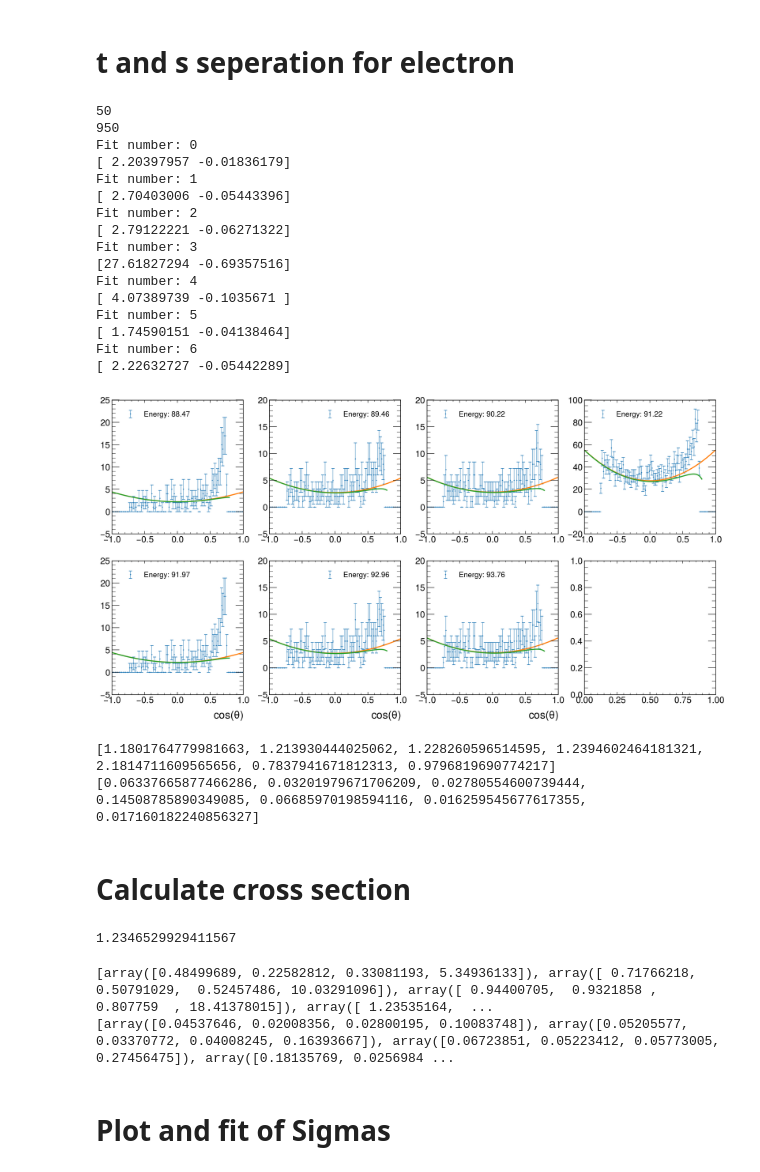
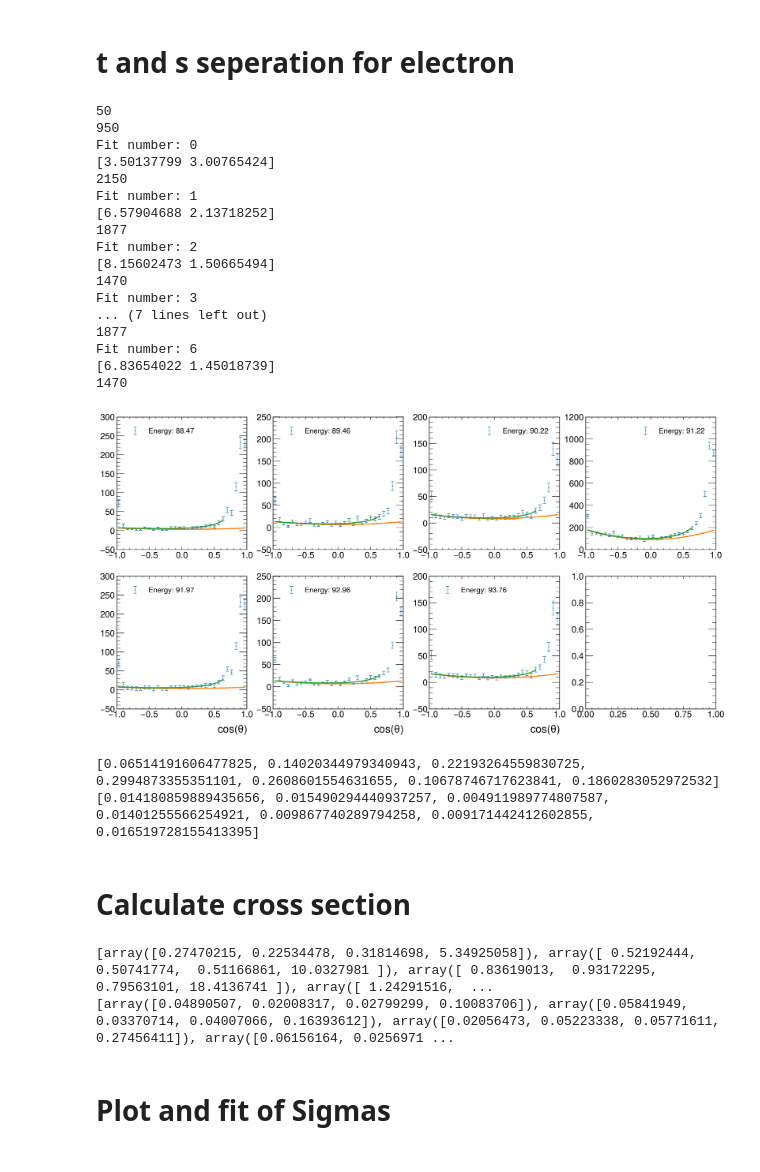
Before and after one commit to lukasg96/z0-precisionmeasurement, a Jupyter notebook: z0_experiment.ipynb, the cells around one changed output. Cells and saved outputs as stored; diff of their text form; code cells hidden in the pictures.

```diff
--- a/z0_experiment.ipynb
+++ b/z0_experiment.ipynb
@@ -738,7 +747,10 @@ These are some **references** that might be interesting to look up:
 * Fitting a Breit-Wigner curve using uproot: https://masonproffitt.github.io/uproot-tutorial/07-fitting/index.html
 # %%
 xs_corrections = { 'energy' : [ 88.47, 89.46, 90.22, 91.22, 91.97, 92.96, 93.76] ,
-                      'hadronic' : [2.0, 4.3, 7.7, 10.8, 4.7, -0.2, -1.6],
+                      'hadronic' : [
+
+
+2.0, 4.3, 7.7, 10.8, 4.7, -0.2, -1.6],
 
                       'leptonic' : [0.09, 0.20, 0.36, 0.52, 0.22, -0.01, -0.08]}
 # %%
@@ -809,14 +821,14 @@ while i < 7:
     emasks[2] = branchesopal['Ncharged'] <= 6
     #emasks[3] = branchesopal['Pcharged'] >=3
     # t cutting
-    emasks[3] = branchesopal['cos_thet'] <= .75
-    emasks[4] = branchesopal['cos_thet'] >= -.75
+    #emasks[3] = branchesopal['cos_thet'] <= c
+    #emasks[4] = branchesopal['cos_thet'] >= -c
 
 
     #Energy
     emasks[6] = branchesopal['E_lep'] >= EnergyCutsLP[i]
     emasks[7] = branchesopal['E_lep'] <= EnergyCutsUP[i]
-    opalEcuts[i] = emasks[0] & emasks[1] & emasks[2] & emasks[6] & emasks[7] & emasks[3] & emasks[4]# & emasks[3]# & emasks[5]# & emasks[3] & emasks[4]
+    opalEcuts[i] = emasks[0] & emasks[1] & emasks[2] & emasks[6] & emasks[7] #& emasks[3] & emasks[4]# & emasks[3]# & emasks[5]# & emasks[3] & emasks[4]
     i += 1
 
 
@@ -918,7 +930,7 @@ with open(lumi_data, newline='') as csvfile:
 # %%
 opal_e_cut_E = []
 opal_e_cut_mid = []
-Nbins_opal = 100
+Nbins_opal = 30
 for i in range(7):
     E, bin_edge, = np.histogram(costhetopal[opalEcuts[i]], bins=Nbins_opal, range=(-1,1))
     mid = 0.5*(bin_edge[1:] + bin_edge[:-1])
@@ -944,7 +956,9 @@ ratio_s_opal = []
 ratio_s_opal_err = []
 #ratio_s_opal_analy = []
 for ii in range(7):
-    coeff, var_matrix = curve_fit(dsigdtheta, opal_e_cut_mid[ii][bin_min_opal:bin_max_opal],opal_e_cut_E[ii][bin_min_opal:bin_max_opal])
+    error_sizes = np.sqrt(opal_e_cut_E[ii])
+
+    coeff, var_matrix = curve_fit(dsigdtheta, opal_e_cut_mid[ii][bin_min_opal:bin_max_opal], opal_e_cut_E[ii][bin_min_opal:bin_max_opal])#, sigma=error_sizes[bin_min_opal:bin_max_opal])#, absolute_sigma=True)
     print('Fit number:',ii)
     print(coeff)
     hist_fit = dsigdtheta(mid[bin_min_opal:bin_max_opal], *coeff)
@@ -956,46 +970,48 @@ for ii in range(7):
         line = 1 #second line
         ii = ii-4 #column number
 
-    error_sizes = np.sqrt(opal_e_cut_E[ii])
+
     #error_sizes = np.sqrt(np.zeros(len(opal_e_cut_E[ii])))
 
     im = ax[line,ii].errorbar(opal_e_cut_mid[ii], opal_e_cut_E[ii], yerr=error_sizes, label = 'Energy: {}'.format(energy[jj]), fmt="+", ms=2, elinewidth=0.6, capsize=3, mew=1)
     #im = ax[line,ii].plot(opal_e_cut_mid[ii],opal_e_cut_E[ii],label = 'Energy: {}'.format(energy[jj]))
     im = ax[line,ii].plot(opal_e_cut_mid[ii],fit_s_chan[ii])
-    im = ax[line,ii].plot(opal_e_cut_mid[ii][:90],fit_ts_chan[ii][:90])
+    im = ax[line,ii].plot(opal_e_cut_mid[ii][:25],fit_ts_chan[ii][:25])
     im = ax[line,ii].legend()
 
     #ratio_s_opal.append( sum(fit_s_chan[ii]) / sum(opalEcuts[ii]))
+    print(sum(opalEcuts[ii]))
     ratio_s_opal.append(coeff[0] * (8 / 3) * len(fit_s_chan[ii]) / (sum(opalEcuts[ii])*2) )
     ratio_s_opal_err.append(np.sqrt(((8 / 3) * len(fit_s_chan[ii]) / (sum(opalEcuts[ii])*2))**2) * var_matrix[0][0] + (coeff[0] * (8 / 3) * len(fit_s_chan[ii]) / (sum(opalEcuts[ii])*2)**2 )**2 * opalB_err[ii][0]**2)
 
 ax[1,0].set_xlabel(r'$cos(\theta)$')
 ax[1,1].set_xlabel(r'$cos(\theta)$')
 ax[1,2].set_xlabel(r'$cos(\theta)$')
 plt.show()
 
 print(ratio_s_opal)
 print(ratio_s_opal_err)
 #print(ratio_s_opal_analy)
 # %% [output]
 50
 950
 Fit number: 0
-[ 2.20397957 -0.01836179]
+[3.50137799 3.00765424]
+2150
 Fit number: 1
-[ 2.70403006 -0.05443396]
+[6.57904688 2.13718252]
+1877
 Fit number: 2
-[ 2.79122221 -0.06271322]
+[8.15602473 1.50665494]
+1470
 Fit number: 3
-[27.61827294 -0.69357516]
-Fit number: 4
-[ 4.07389739 -0.1035671 ]
-Fit number: 5
-[ 1.74590151 -0.04138464]
+... (7 lines left out)
+1877
 Fit number: 6
-[ 2.22632727 -0.05442289]
+[6.83654022 1.45018739]
+1470
-[figure, old version]
+[figure, new version]
-[1.1801764779981663, 1.213930444025062, 1.228260596514595, 1.2394602464181321, 2.1814711609565656, 0.7837941671812313, 0.9796819690774217]
-[0.06337665877466286, 0.03201979671706209, 0.02780554600739444, 0.14508785890349085, 0.06685970198594116, 0.016259545677617355, 0.017160182240856327]
+[0.06514191606477825, 0.14020344979340943, 0.22193264559830725, 0.2994873355351101, 0.2608601554631655, 0.10678746717623841, 0.1860283052972532]
+[0.014180859889435656, 0.015490294440937257, 0.004911989774807587, 0.01401255566254921, 0.009867740289794258, 0.009171442412602855, 0.016519728155413395]
 # %%
 # apply s channel correction
@@ -1006,30 +1025,26 @@ for ii in range(7):
     opalB_err[ii][0] = np.sqrt(ratio_s_opal[ii]**2 * opalB_err[ii][0]**2 + opalB[ii][0]**2 * ratio_s_opal_err[ii]**2)
 # %% [markdown]
 # Calculate cross section
-# %%
-print(ratio_s_new)
-# %% [output]
-1.2346529929411567
 # %%
 Sigma = [0] * 7
 
 Sigma_err = [0] * 7
 i = 0
 while i < 7:
-    Sigma[i] = opalB[i] / lumi[i]
+    Sigma[i] = opalB_corr[i] / lumi[i]
     #Sigma_err[i] = np.sqrt((1 / lumi[i])**2 * opalB_err[i]**2 + (opalB[i] / lumi[i]**2)**2 * err_all_lumi[i]**2)
     Sigma_err[i] = [0] * 4
     k = 0
     while k < 4:
-        Sigma_err[i][k] = np.sqrt((1 / lumi[i])**2 * opalB_err[i][k]**2 + (opalB[i][k] / lumi[i]**2)**2 * err_all_lumi[i]**2)
+        Sigma_err[i][k] = np.sqrt((1 / lumi[i])**2 * opalB_err[i][k]**2 + (opalB_corr[i][k] / lumi[i]**2)**2 * err_all_lumi[i]**2)
         k += 1
     Sigma_err[i] = np.array(Sigma_err[i])
     i += 1
 print(Sigma)
 print(Sigma_err)
 # %% [output]
-[array([0.48499689, 0.22582812, 0.33081193, 5.34936133]), array([ 0.71766218,  0.50791029,  0.52457486, 10.03291096]), array([ 0.94400705,  0.9321858 ,  0.807759  , 18.41378015]), array([ 1.23535164,  ...
-[array([0.04537646, 0.02008356, 0.02800195, 0.10083748]), array([0.05205577, 0.03370772, 0.04008245, 0.16393667]), array([0.06723851, 0.05223412, 0.05773005, 0.27456475]), array([0.18135769, 0.0256984 ...
+[array([0.27470215, 0.22534478, 0.31814698, 5.34925058]), array([ 0.52192444,  0.50741774,  0.51166861, 10.0327981 ]), array([ 0.83619013,  0.93172295,  0.79563101, 18.4136741 ]), array([ 1.24291516,  ...
+[array([0.04890507, 0.02008317, 0.02799299, 0.10083706]), array([0.05841949, 0.03370714, 0.04007066, 0.16393612]), array([0.02056473, 0.05223338, 0.05771611, 0.27456411]), array([0.06156164, 0.0256971 ...
 # %%
 # apply ratiation correction
 Sigma_corr = np.zeros((4,7))
```
Also changed, not shown: parts of 11 cells of this notebook.
